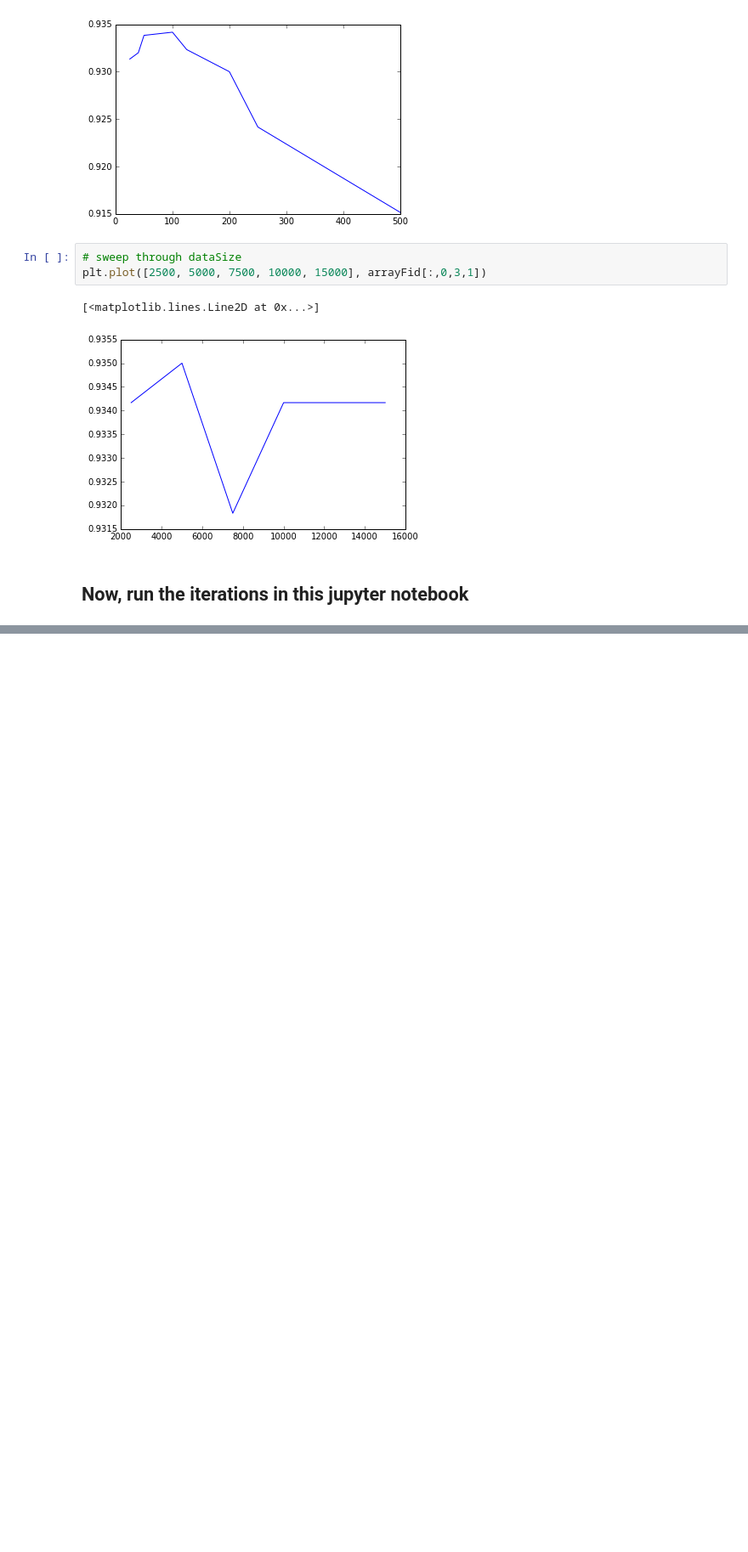
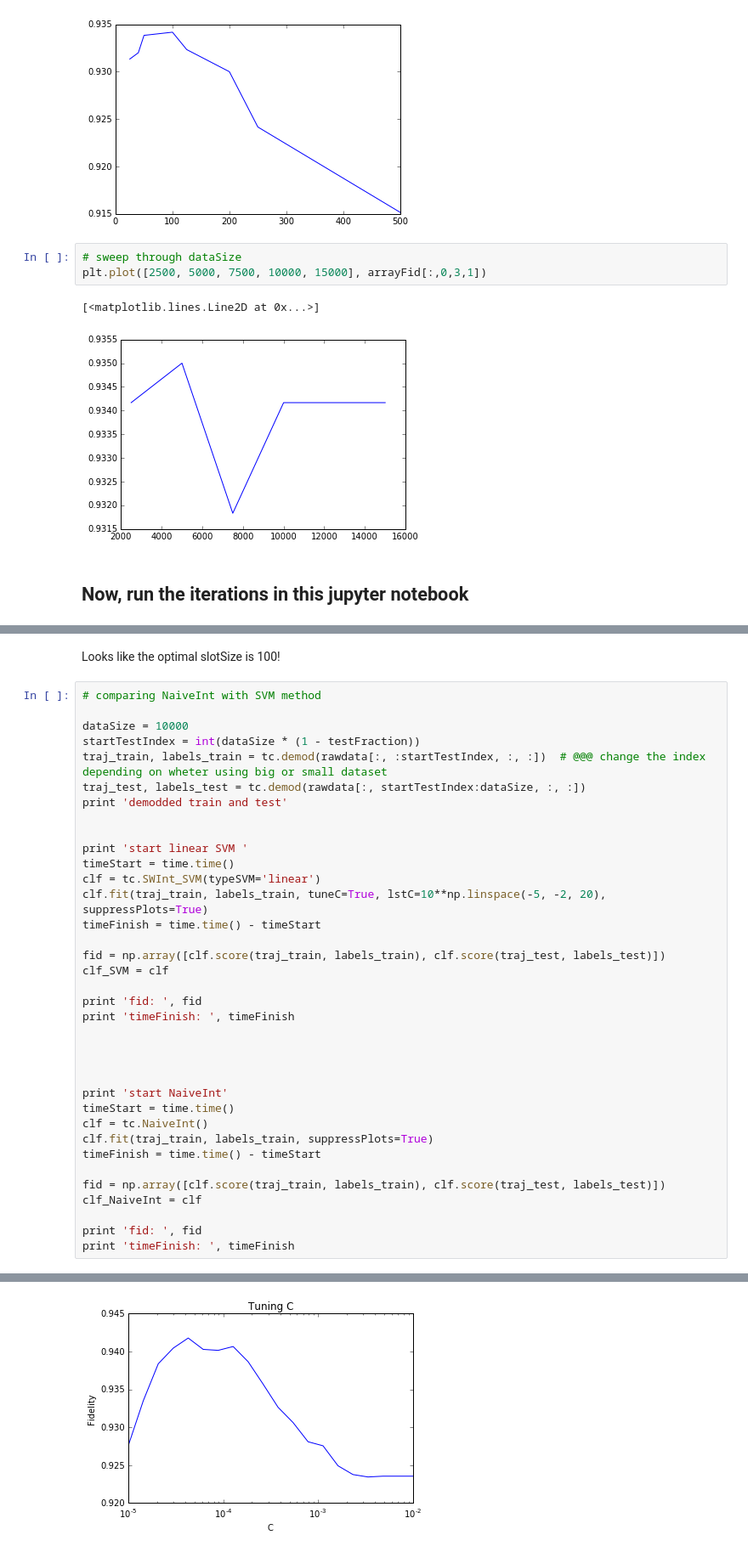
Before and after one commit to dennischenfeng/qnl_qmtrajproj, a Jupyter notebook: SWInt_SVM_v2.ipynb, the cells around one changed output, grey strips where cells are left out. Shown at 85% size. Cells and saved outputs as stored; diff of their text form; blank space fills up the shorter version.

Commit message:
updated draft of traj_classification.py

```diff
--- a/SWInt_SVM_v2.ipynb
+++ b/SWInt_SVM_v2.ipynb
@@ -709,0 +733,39 @@ NameError: name 'j' is not defined
+# %% [markdown]
+Looks like the optimal slotSize is 100!
+# %%
+# comparing NaiveInt with SVM method
+
+dataSize = 10000
+startTestIndex = int(dataSize * (1 - testFraction))
+traj_train, labels_train = tc.demod(rawdata[:, :startTestIndex, :, :])  # @@@ change the index depending on wheter using big or small dataset
+traj_test, labels_test = tc.demod(rawdata[:, startTestIndex:dataSize, :, :])
+print 'demodded train and test'
+
+
+print 'start linear SVM '
+timeStart = time.time()
+clf = tc.SWInt_SVM(typeSVM='linear')
+clf.fit(traj_train, labels_train, tuneC=True, lstC=10**np.linspace(-5, -2, 20), suppressPlots=True)
+timeFinish = time.time() - timeStart
+
+fid = np.array([clf.score(traj_train, labels_train), clf.score(traj_test, labels_test)])
+clf_SVM = clf
+
+print 'fid: ', fid
+print 'timeFinish: ', timeFinish
+
+
+
+
+print 'start NaiveInt'
+timeStart = time.time()
+clf = tc.NaiveInt()
+clf.fit(traj_train, labels_train, suppressPlots=True)
+timeFinish = time.time() - timeStart
+
+fid = np.array([clf.score(traj_train, labels_train), clf.score(traj_test, labels_test)])
+clf_NaiveInt = clf
+
+print 'fid: ', fid
+print 'timeFinish: ', timeFinish
+# %% [output]
@@ -709,0 +789 @@ NameError: name 'j' is not defined
+[figure, added]
```
Also changed, not shown: parts of 7 cells of this notebook, 1 other file.
